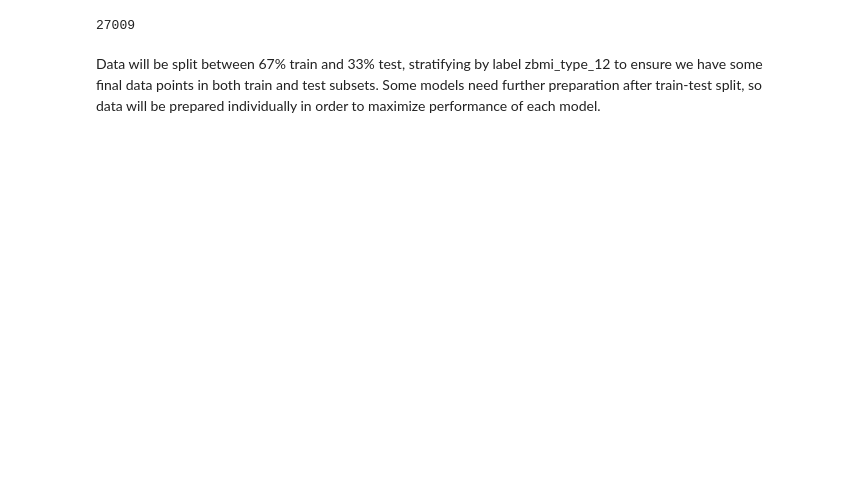
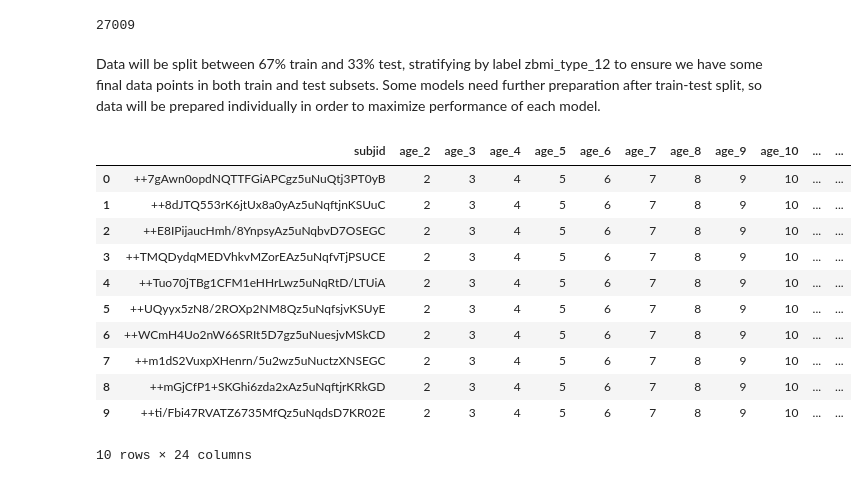
Before and after one commit to Marc-CC/Teen-Obesity-predictor-App, a Jupyter notebook: ML_models_tfm.ipynb, the cells around one changed output. Saved outputs shown, nothing was run; the diff lists cells and outputs as text; code cells hidden in the pictures; blank space fills up the shorter version.

```diff
--- a/ML_models_tfm.ipynb
+++ b/ML_models_tfm.ipynb
@@ -297,6 +338,22 @@ xtrain, xtest, ytrain, ytest = sk.model_selection.train_test_split(pivot_data.dr
                                                                    test_size=0.33,
                                                                    random_state=42,
                                                                    stratify=pivot_data["stratify"])
+stratify_column = pivot_data.pop("stratify")
+# %%
+pivot_data.head(10)
+# %% [output]
+|  | subjid | age_2 | age_3 | age_4 | age_5 | age_6 | age_7 | age_8 | age_9 | age_10 | ... | ... |
+| 0 | ++7gAwn0opdNQTTFGiAPCgz5uNuQtj3PT0yB | 2 | 3 | 4 | 5 | 6 | 7 | 8 | 9 | 10 | ... | ... |
+| 1 | ++8dJTQ553rK6jtUx8a0yAz5uNqftjnKSUuC | 2 | 3 | 4 | 5 | 6 | 7 | 8 | 9 | 10 | ... | ... |
+| 2 | ++E8IPijaucHmh/8YnpsyAz5uNqbvD7OSEGC | 2 | 3 | 4 | 5 | 6 | 7 | 8 | 9 | 10 | ... | ... |
+| 3 | ++TMQDydqMEDVhkvMZorEAz5uNqfvTjPSUCE | 2 | 3 | 4 | 5 | 6 | 7 | 8 | 9 | 10 | ... | ... |
+| 4 | ++Tuo70jTBg1CFM1eHHrLwz5uNqRtD/LTUiA | 2 | 3 | 4 | 5 | 6 | 7 | 8 | 9 | 10 | ... | ... |
+| 5 | ++UQyyx5zN8/2ROXp2NM8Qz5uNqfsjvKSUyE | 2 | 3 | 4 | 5 | 6 | 7 | 8 | 9 | 10 | ... | ... |
+| 6 | ++WCmH4Uo2nW66SRIt5D7gz5uNuesjvMSkCD | 2 | 3 | 4 | 5 | 6 | 7 | 8 | 9 | 10 | ... | ... |
+| 7 | ++m1dS2VuxpXHenrn/5u2wz5uNuctzXNSEGC | 2 | 3 | 4 | 5 | 6 | 7 | 8 | 9 | 10 | ... | ... |
+| 8 | ++mGjCfP1+SKGhi6zda2xAz5uNqftjrKRkGD | 2 | 3 | 4 | 5 | 6 | 7 | 8 | 9 | 10 | ... | ... |
+| 9 | ++ti/Fbi47RVATZ6735MfQz5uNqdsD7KR02E | 2 | 3 | 4 | 5 | 6 | 7 | 8 | 9 | 10 | ... | ... |
+10 rows × 24 columns
 # %%
 # Dataframe shapes
 print(f"Xtrain: number of rows = {xtrain.shape[0]}, number of columns = {xtrain.shape[1]}")
```
Also changed, not shown: parts of 10 cells of this notebook.
